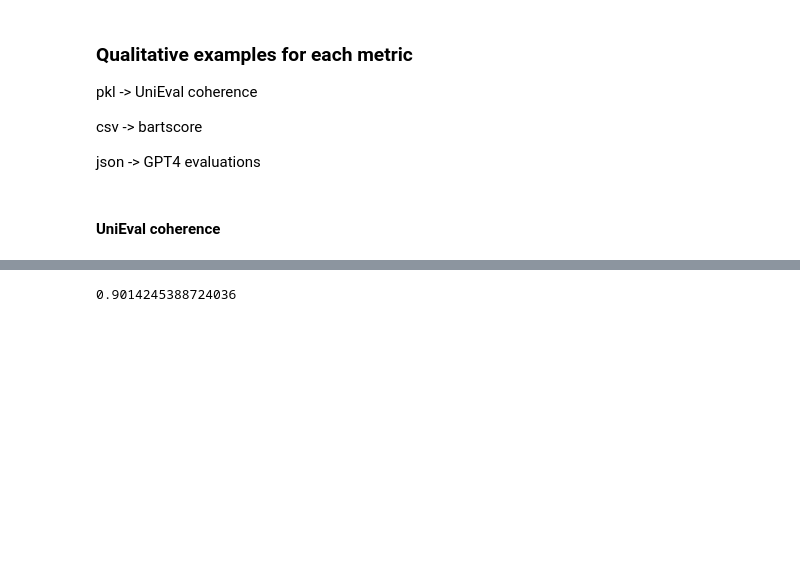
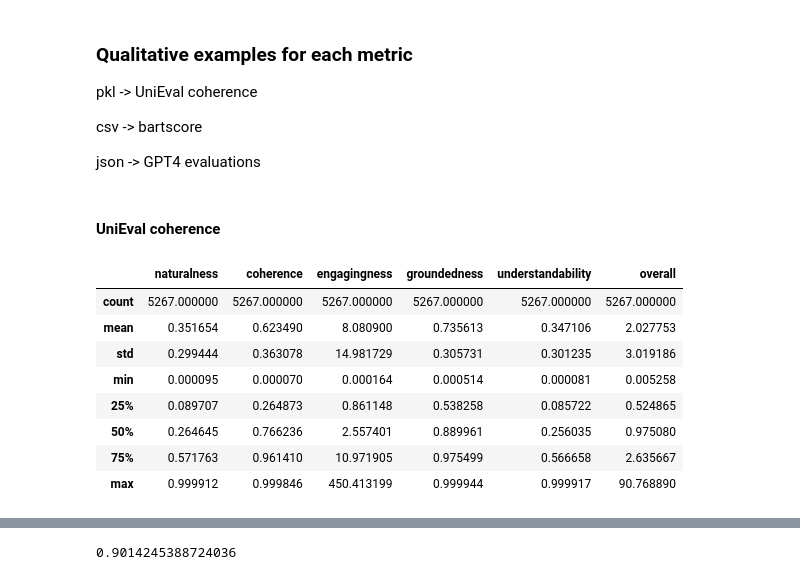
Before and after one commit to cynic01/lit-gpt, a Jupyter notebook: response-examples-for-paper.ipynb, the cells around one changed output, grey strips where cells are left out. Saved outputs shown, nothing was run; the diff lists cells and outputs as text; code cells hidden in the pictures; blank space fills up the shorter version.

```diff
--- a/response-examples-for-paper.ipynb
+++ b/response-examples-for-paper.ipynb
@@ -10,7 +10,18 @@ import pandas as pd
 # %% [markdown]
 #### UniEval coherence
 # %%
-df = pd.read_pickle('/workspaces/lit-gpt/out/inference/pythia-160m-deduped-oasst1-base-eval.pkl')
+df = pd.read_pickle('/workspaces/lit-gpt/out/inference/pythia-160m-deduped-sharegpt-base-eval.pkl')
+df.describe()
+# %% [output]
+|  | naturalness | coherence | engagingness | groundedness | understandability | overall |
+| count | 5267.000000 | 5267.000000 | 5267.000000 | 5267.000000 | 5267.000000 | 5267.000000 |
+| mean | 0.351654 | 0.623490 | 8.080900 | 0.735613 | 0.347106 | 2.027753 |
+| std | 0.299444 | 0.363078 | 14.981729 | 0.305731 | 0.301235 | 3.019186 |
+| min | 0.000095 | 0.000070 | 0.000164 | 0.000514 | 0.000081 | 0.005258 |
+| 25% | 0.089707 | 0.264873 | 0.861148 | 0.538258 | 0.085722 | 0.524865 |
+| 50% | 0.264645 | 0.766236 | 2.557401 | 0.889961 | 0.256035 | 0.975080 |
+| 75% | 0.571763 | 0.961410 | 10.971905 | 0.975499 | 0.566658 | 2.635667 |
+| max | 0.999912 | 0.999846 | 450.413199 | 0.999944 | 0.999917 | 90.768890 |
 # %%
 df
 # %% [output]
```
Also changed, not shown: parts of 11 cells of this notebook.
